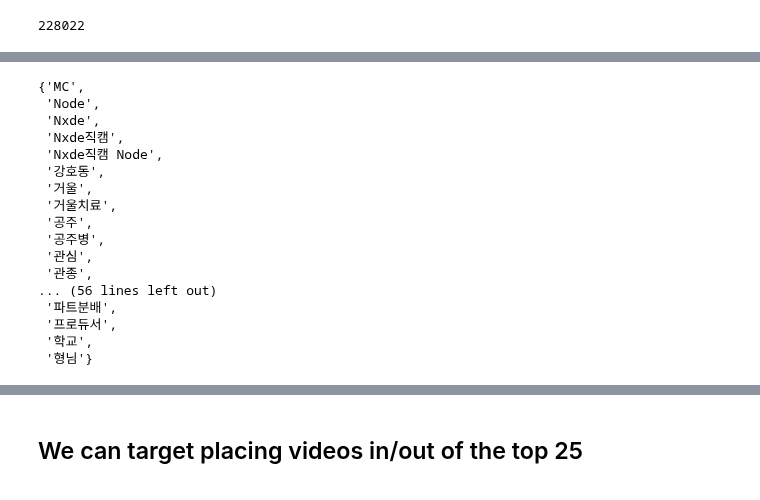
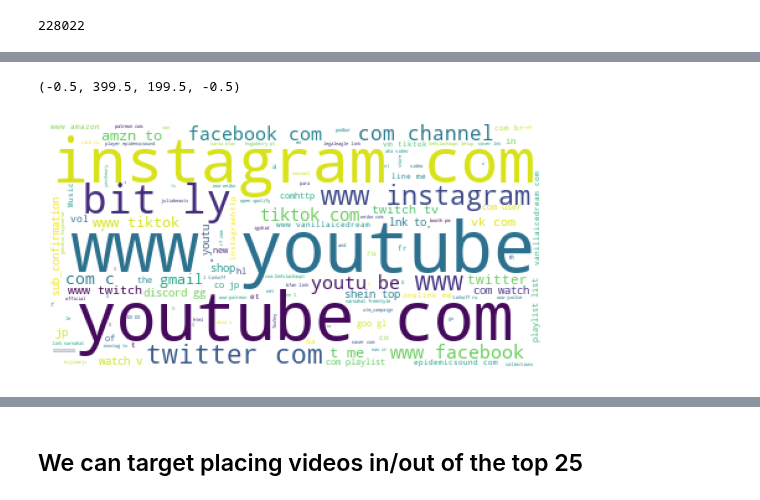
Before and after one commit to Youtube-Data-Analysis/top_200, a Jupyter notebook: shorter_explore.ipynb, the cells around one changed output, grey strips where cells are left out. Cells and saved outputs as stored; diff of their text form; code cells hidden in the pictures.

```diff
--- a/shorter_explore.ipynb
+++ b/shorter_explore.ipynb
@@ -183,20 +154,11 @@ df[df.title_in_description == 0 ]
-# %%
-df.loc[0, 'cleaned_tags']
-# %% [output]
-{'MC',
- 'Node',
- 'Nxde',
- 'Nxde직캠',
- 'Nxde직캠 Node',
- '강호동',
- '거울',
- '거울치료',
- '공주',
- '공주병',
- '관심',
- '관종',
-... (56 lines left out)
- '파트분배',
- '프로듀서',
- '학교',
- '형님'}
+# %%
+top_25_desc = list()
+for row in df[df.top_25==1].index:
+    top_25_desc.extend(list(df[df.top_25==1].loc[row].cleaned_desc))
+# %%
+img = WordCloud(background_color='white', stopwords=stopwords).generate(''.join(top_25_desc))
+plt.imshow(img)
+plt.axis('off')
+# %% [output]
+(-0.5, 399.5, 199.5, -0.5)
+[figure, added]
```
Also changed, not shown: parts of 26 cells of this notebook, 2 other files.
